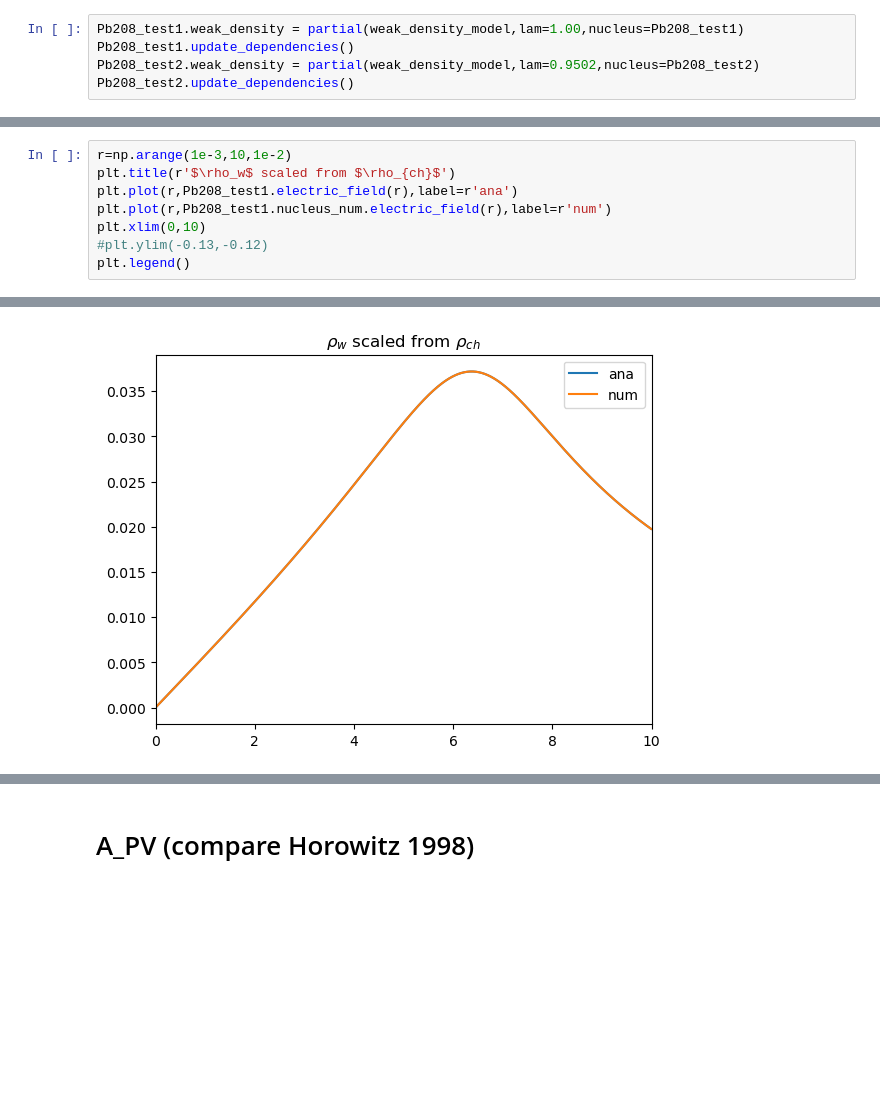
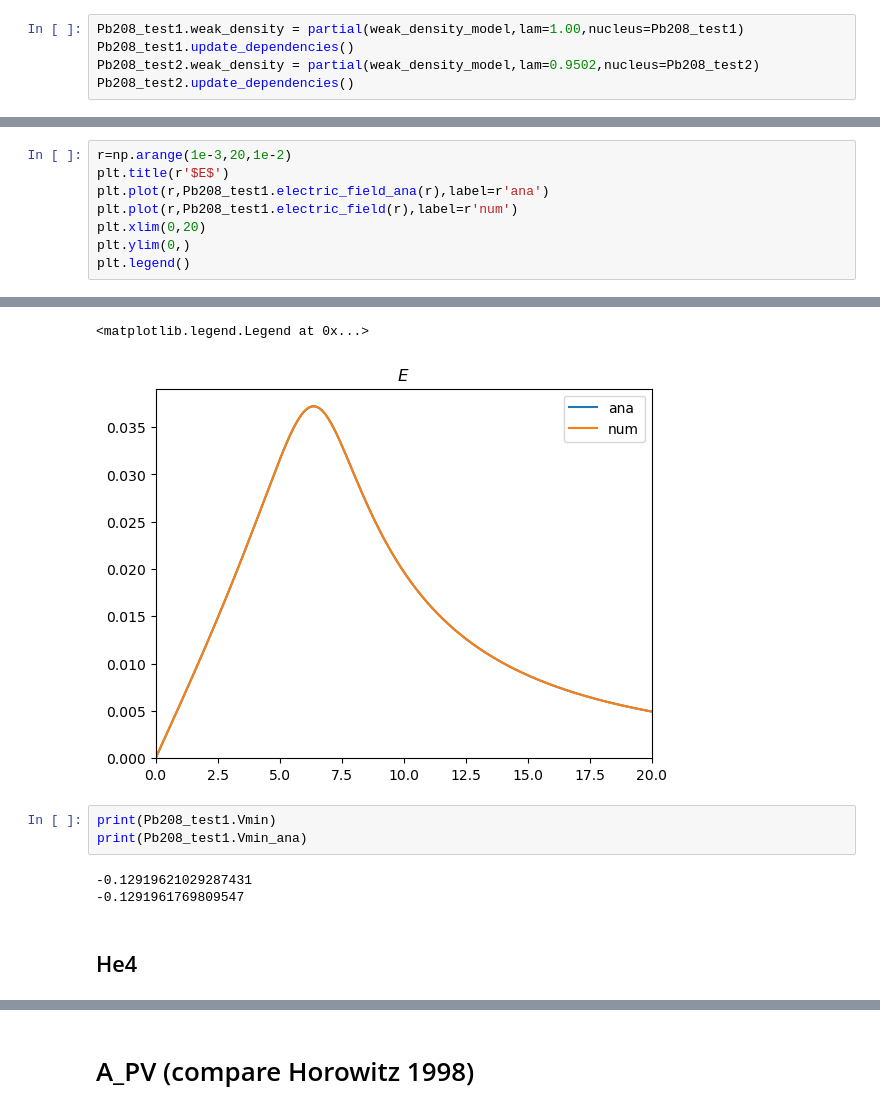
Before and after one commit to Partynumbers42/phasr, a Jupyter notebook: AsymmetryTest.ipynb, the cells around one changed output, grey strips where cells are left out. Drawn from its saved outputs; the diff is of its cells as text; blank space fills up the shorter version.

```diff
--- a/AsymmetryTest.ipynb
+++ b/AsymmetryTest.ipynb
@@ -116,9 +110,9 @@ warning: analytical potential is wrong
 # %%
-r=np.arange(1e-3,10,1e-2)
-plt.title(r'$\rho_w$ scaled from $\rho_{ch}$')
-plt.plot(r,Pb208_test1.electric_field(r),label=r'ana')
-plt.plot(r,Pb208_test1.nucleus_num.electric_field(r),label=r'num')
-plt.xlim(0,10)
-#plt.ylim(-0.13,-0.12)
+r=np.arange(1e-3,20,1e-2)
+plt.title(r'$E$')
+plt.plot(r,Pb208_test1.electric_field_ana(r),label=r'ana')
+plt.plot(r,Pb208_test1.electric_field(r),label=r'num')
+plt.xlim(0,20)
+plt.ylim(0,)
 plt.legend()
 # %% [output]
@@ -126 +120,10 @@ plt.legend()
+<matplotlib.legend.Legend at 0x...>
-[figure, old version]
+[figure, new version]
+# %%
+print(Pb208_test1.Vmin)
+print(Pb208_test1.Vmin_ana)
+# %% [output]
+-0.12919621029287431
+-0.1291961769809547
+# %% [markdown]
+## He4
```
Also changed, not shown: parts of 47 cells of this notebook, 6 other files.
